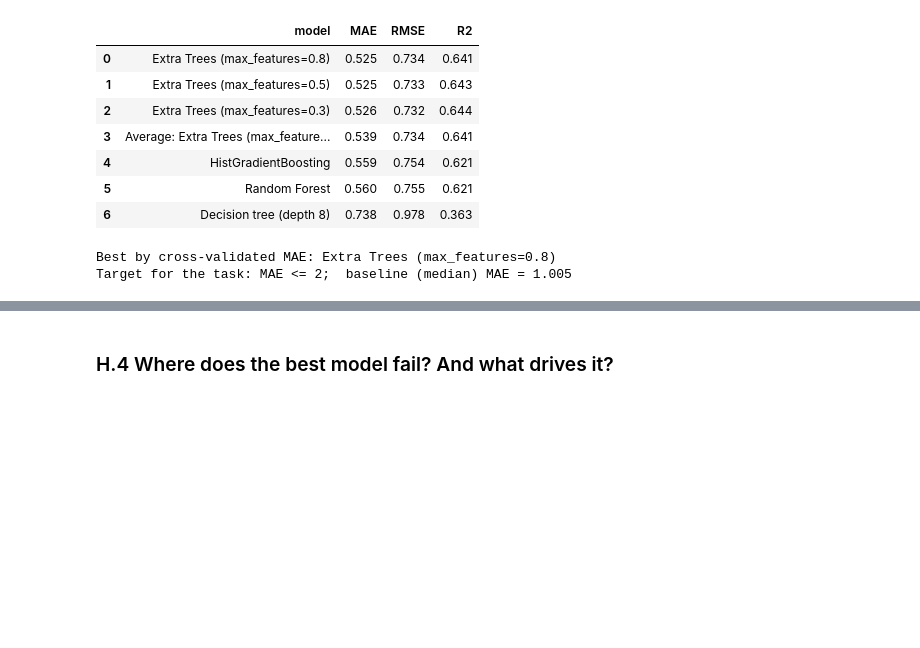
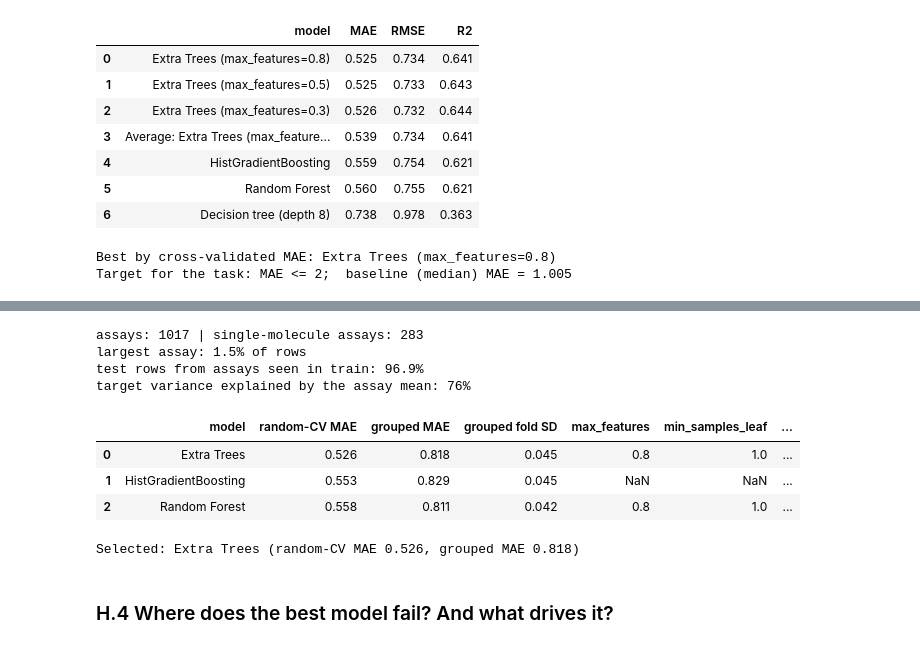
Before and after one commit to AnnGur/KSE_ML_for_bioinformatics, a Jupyter notebook: practicals/week5/Practical_05_Tree_Based_ML_QSAR_template.ipynb, the cells around one changed output, grey strips where cells are left out. Cells and saved outputs as stored; diff of their text form; code cells hidden in the pictures; blank space fills up the shorter version.

```diff
--- a/practicals/week5/Practical_05_Tree_Based_ML_QSAR_template.ipynb
+++ b/practicals/week5/Practical_05_Tree_Based_ML_QSAR_template.ipynb
@@ -1973,3 +1979,49 @@ Target for the task: MAE <= 2;  baseline (median) MAE = 1.005
+# %%
+groups = hw_train["assay_chembl_id"]
+sizes = groups.value_counts()
+print("assays:", len(sizes), "| single-molecule assays:", (sizes == 1).sum())
+print("largest assay: %.1f%% of rows" % (100 * sizes.iloc[0] / len(hw_train)))
+print("test rows from assays seen in train: %.1f%%" % (100 * hw_test["assay_chembl_id"].isin(groups).mean()))
+assay_mean = HW_y.groupby(groups).transform("mean")
+print("target variance explained by the assay mean: %.0f%%" % (100 * (1 - ((HW_y - assay_mean) ** 2).sum() / ((HW_y - HW_y.mean()) ** 2).sum())))
+# %% [output]
+assays: 1017 | single-molecule assays: 283
+largest assay: 1.5% of rows
+test rows from assays seen in train: 96.9%
+target variance explained by the assay mean: 76%
+# %%
+from sklearn.model_selection import GroupKFold, GridSearchCV
+
+group_cv = GroupKFold(n_splits=5, shuffle=True, random_state=RANDOM_STATE)
+
+tree_grid = {"model__max_features": [0.33, 0.5, 0.8], "model__min_samples_leaf": [1, 2, 3]}
+to_tune = {
+    "Random Forest": (with_imputer(RandomForestRegressor(n_estimators=200, n_jobs=-1, random_state=RANDOM_STATE)), tree_grid),
+    "Extra Trees": (with_imputer(ExtraTreesRegressor(n_estimators=200, n_jobs=-1, random_state=RANDOM_STATE)), tree_grid),
+    "HistGradientBoosting": (HistGradientBoostingRegressor(max_iter=500, random_state=RANDOM_STATE),
+                             {"learning_rate": [0.03, 0.1], "max_leaf_nodes": [15, 31], "l2_regularization": [0.0, 1.0, 10.0]}),
+}
+
+tuned, rows = {}, []
+for name, (model, grid) in to_tune.items():
+    search = GridSearchCV(model, grid, cv=hw_cv, scoring="neg_mean_absolute_error", n_jobs=1)   # random folds, like the hidden test
+    search.fit(HW_X, HW_y)
+    tuned[name] = search.best_estimator_
+    grouped = -cross_val_score(tuned[name], HW_X, HW_y, cv=group_cv, groups=groups, scoring="neg_mean_absolute_error")
+    rows.append({"model": name, "random-CV MAE": -search.best_score_, "grouped MAE": grouped.mean(), "grouped fold SD": grouped.std(),
+                 **{k.split("__")[-1]: v for k, v in search.best_params_.items()}})
+
+tuned_table = pd.DataFrame(rows).sort_values("random-CV MAE").reset_index(drop=True)
+display(tuned_table.round(3))
+
+best_name = tuned_table.loc[0, "model"]
+print(f"Selected: {best_name} (random-CV MAE {tuned_table.loc[0, 'random-CV MAE']:.3f}, grouped MAE {tuned_table.loc[0, 'grouped MAE']:.3f})")
+# %% [output]
+|  | model | random-CV MAE | grouped MAE | grouped fold SD | max_features | min_samples_leaf | ... |
+| 0 | Extra Trees | 0.526 | 0.818 | 0.045 | 0.8 | 1.0 | ... |
+| 1 | HistGradientBoosting | 0.553 | 0.829 | 0.045 | NaN | NaN | ... |
+| 2 | Random Forest | 0.558 | 0.811 | 0.042 | 0.8 | 1.0 | ... |
+Selected: Extra Trees (random-CV MAE 0.526, grouped MAE 0.818)
 # %% [markdown]
 ### H.4 Where does the best model fail? And what drives it?
 # %%
```
Also changed, not shown: parts of 7 cells of this notebook, 1 other file.
